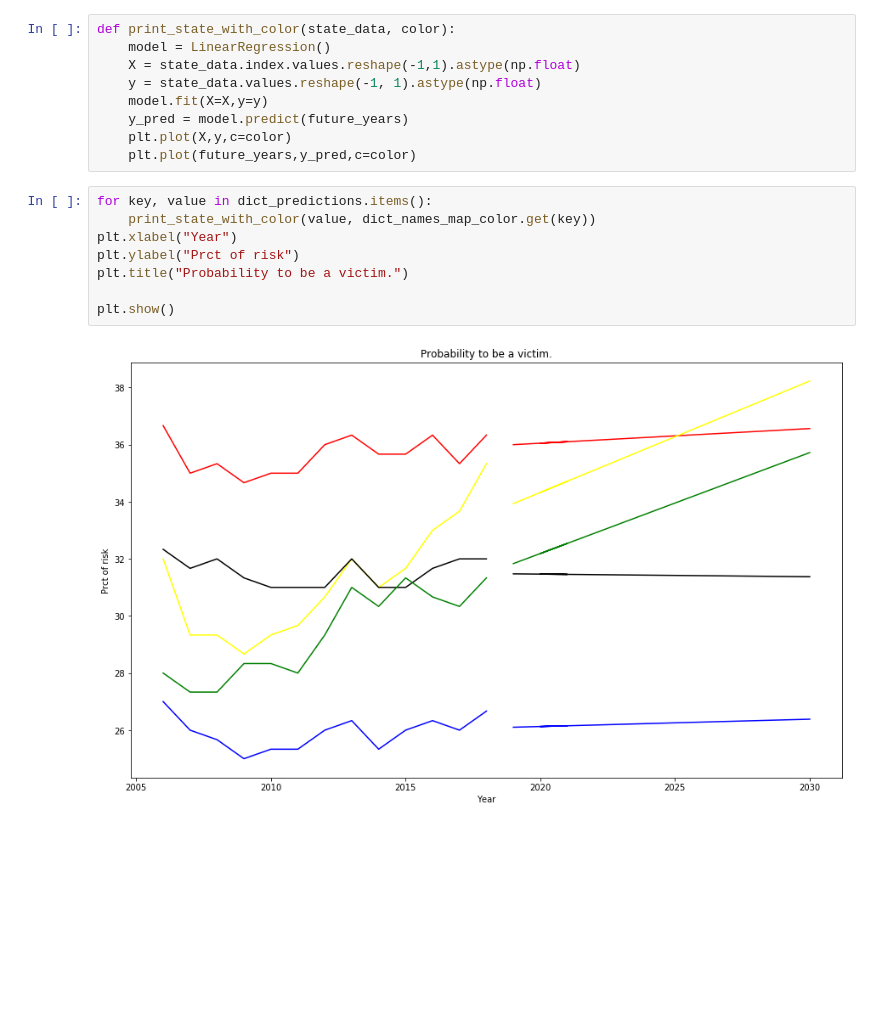
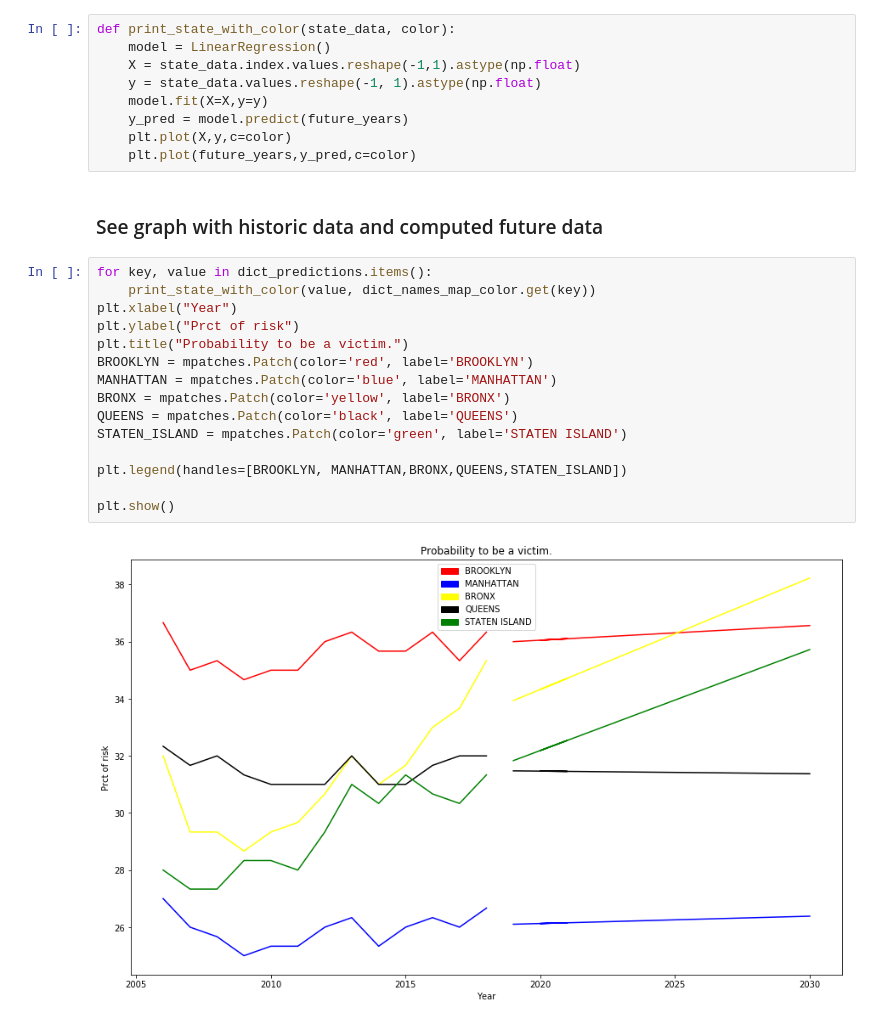
Before and after one commit to pajelonek/DataScienceCourse, a Jupyter notebook: projekt/new_york_crime_data.ipynb, the cells around one changed output. Saved outputs shown, nothing was run; the diff lists cells and outputs as text; blank space fills up the shorter version.

```diff
--- a/projekt/new_york_crime_data.ipynb
+++ b/projekt/new_york_crime_data.ipynb
@@ -305,13 +326,22 @@ def print_state_with_color(state_data, color):
     y_pred = model.predict(future_years)
     plt.plot(X,y,c=color)
     plt.plot(future_years,y_pred,c=color)
+# %% [markdown]
+### See graph with historic data and computed future data
 # %%
 for key, value in dict_predictions.items():
     print_state_with_color(value, dict_names_map_color.get(key))
 plt.xlabel("Year")
 plt.ylabel("Prct of risk")
 plt.title("Probability to be a victim.")
+BROOKLYN = mpatches.Patch(color='red', label='BROOKLYN')
+MANHATTAN = mpatches.Patch(color='blue', label='MANHATTAN')
+BRONX = mpatches.Patch(color='yellow', label='BRONX')
+QUEENS = mpatches.Patch(color='black', label='QUEENS')
+STATEN_ISLAND = mpatches.Patch(color='green', label='STATEN ISLAND')
+
+plt.legend(handles=[BROOKLYN, MANHATTAN,BRONX,QUEENS,STATEN_ISLAND])
 
 plt.show()
 # %% [output]
-[figure, old version]
+[figure, new version]
```
Also changed, not shown: parts of 25 cells of this notebook.
